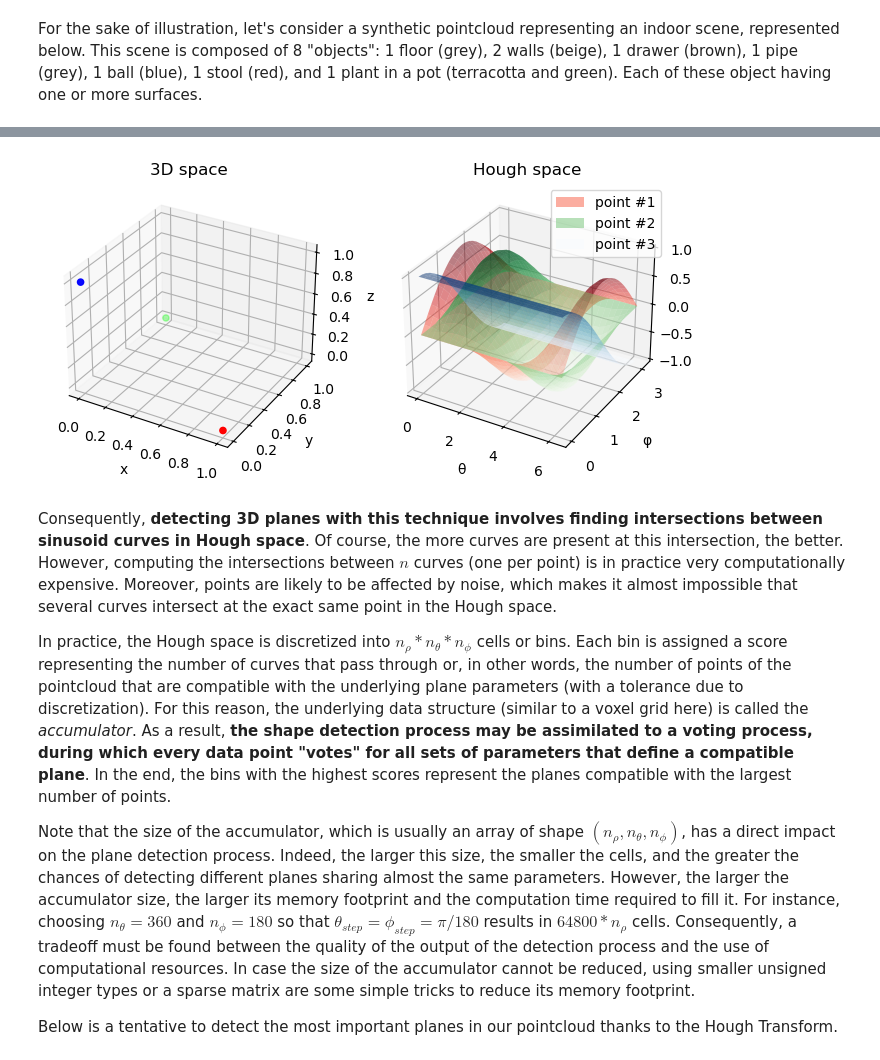
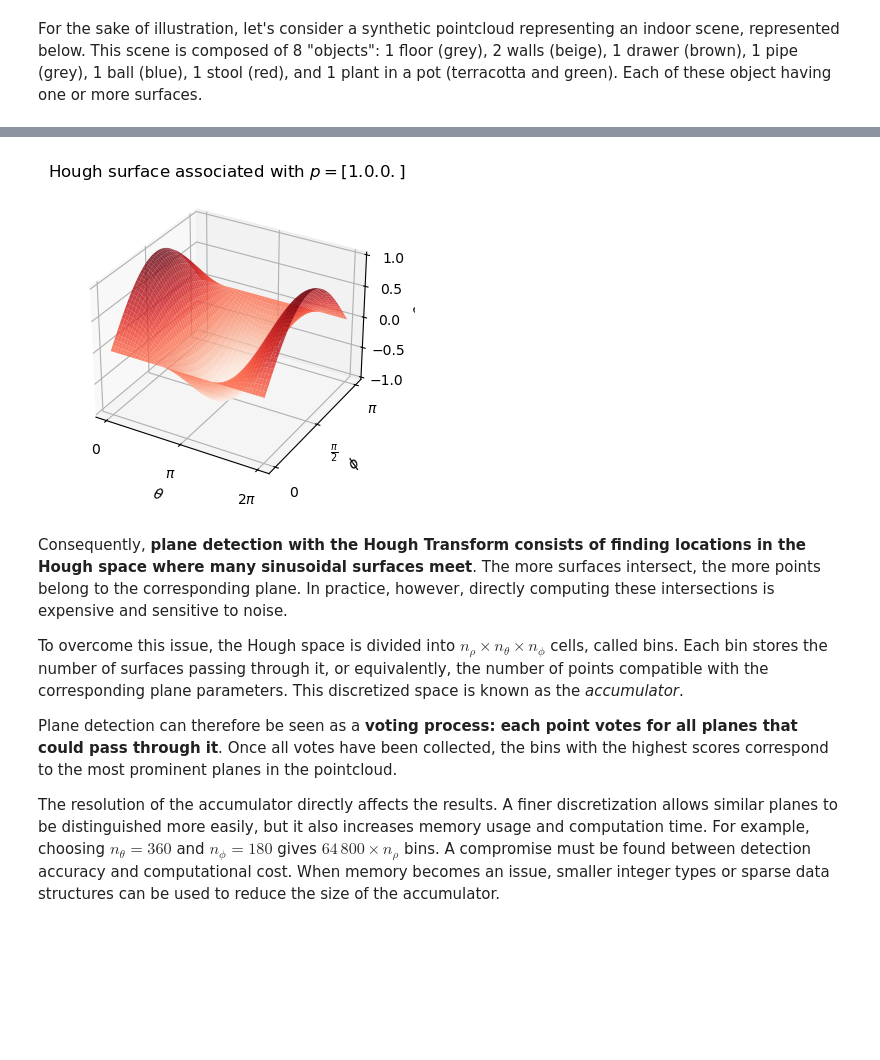
Before and after one commit to jlgregorio/tutorials-pointcloud-python, a Jupyter notebook: 07.segmentation.ipynb, the cells around one changed output, grey strips where cells are left out. Saved outputs shown, nothing was run; the diff lists cells and outputs as text; code cells hidden in the pictures; blank space fills up the shorter version.

Commit message:
improve segmentation region growing and explanations

```diff
--- a/07.segmentation.ipynb
+++ b/07.segmentation.ipynb
@@ -183,6 +173,6 @@ As seen below, smooth surfaces are well segmented, leaving edges and irregular s
 # %%
 # Segment pointcloud using region growing
-regions = region_growing(points, normals, residuals, neighbor_finding_function,
+regions = region_growing(points, normals, residuals, neighbor_finder,
                          angle_threshold, residual_threshold)
 
 # Attribute a label to each point (number of attributed region)
@@ -194,16 +184,14 @@ classes = ["surf {}".format(i) for i in range(len(np.unique(labels)))]
 classes[0] = "others"
 
 # Plot segmented pointcloud using region growing
-fig = plt.figure(figsize=(8, 8))
+fig = plt.figure(figsize=(8, 6))
 ax = fig.add_subplot(projection="3d")
 s = ax.scatter(points[:, 0], points[:, 1], points[:,2],
                c=labels, cmap="Paired")
-ax.set_xlabel('x')
-ax.set_ylabel('y')
-ax.set_zlabel('z')
 ax.legend(loc="right", handles=s.legend_elements()[0], labels=classes)
+ax.set_axis_off()
+ax.set_box_aspect([1, 1, 1])
 ax.view_init(20, 210)
-plt.axis("equal")
-plt.title("Segmented pointcloud using region growing")
+ax.set_title("Segmented pointcloud using region growing")
 plt.show()
 # %% [output]
@@ -241,56 +233,44 @@ The Hough transform is then used to embed all $n$ points of the pointcloud in th
 # %%
-def sample_hough_sinusoid_curve(point, n_theta=25, n_phi=25):
+def sample_hough_sinusoid_curve(point, n_theta=50, n_phi=50):
     """Build the unique sinusoid curve in the Hough space for a given point"""
 
     # Grid with theta and phi
     thetas = np.linspace(0., 2*np.pi, n_theta)
     phis = np.linspace(0., np.pi, n_phi)
     X, Y = np.meshgrid(thetas, phis)
     # Corresponding rho values
     ax = point[0] * np.cos(X) * np.sin(Y)
     by = point[1] * np.sin(X) * np.sin(Y)
     cz = point[2] * np.cos(Y)
     Z = ax + by + cz
 
     return X, Y, Z
 
+# Example with one point
+point_hough = np.array([1., 0., 0.])
+X, Y, Z = sample_hough_sinusoid_curve(point_hough)
 
-# Example with three point
-points_hough_example = np.array([[1., 0., 0.], [0., 1., 0.], [0., 0., 1.]])
-X, Y, Z_0 = sample_hough_sinusoid_curve(points_hough_example[0])
-_, _, Z_1 = sample_hough_sinusoid_curve(points_hough_example[1])
-_, _, Z_2 = sample_hough_sinusoid_curve(points_hough_example[2])
-
-# Plot Hough sinusoid curves for three points
-fig = plt.figure(figsize=(8, 6))
-ax_0 = fig.add_subplot(121, projection="3d")
-ax_0.scatter(
-    points_hough_example[:, 0], points_hough_example[:, 1], points_hough_example[:, 2],
-    c=points_hough_example
-)
-ax_0.set_xlabel('x')
-ax_0.set_ylabel('y')
-ax_0.set_zlabel('z')
-ax_0.set_title("3D space")
-ax_1 = fig.add_subplot(122, projection="3d")
-ax_1.plot_surface(X, Y, Z_0, cmap="Reds", alpha=.5, label="point #1")
-ax_1.plot_surface(X, Y, Z_1, cmap="Greens", alpha=.5, label="point #2")
-ax_1.plot_surface(X, Y, Z_2, cmap="Blues", alpha=.5, label="point #3")
-ax_1.set_xlabel('θ')
-ax_1.set_ylabel('φ')
-ax_1.set_zlabel('ρ')
-ax_1.legend()
-ax_1.set_title("Hough space")
+fig = plt.figure(figsize=(6, 4))
+ax = fig.add_subplot(111, projection="3d")
+ax.plot_surface(X, Y, Z, cmap="Reds", alpha=0.8)
+ax.set_xlabel(r'$\theta$')
+ax.set_ylabel(r'$\phi$')
+ax.set_zlabel(r'$\rho$')
+ax.set_xticks([0, np.pi, 2*np.pi])
+ax.set_xticklabels([0, r'$\pi$', r'$2\pi$'])
+ax.set_yticks([0, np.pi/2, np.pi])
+ax.set_yticklabels([0, r'$\frac{\pi}{2}$', r'$\pi$'])
+ax.set_title(f"Hough surface associated with $p={point_hough}$")
 plt.show()
 # %% [output]
-[figure, old version]
+[figure, new version]
 # %% [markdown]
-Consequently, **detecting 3D planes with this technique involves finding intersections between sinusoid curves in Hough space**. Of course, the more curves are present at this intersection, the better. However, computing the intersections between $n$ curves (one per point) is in practice very computationally expensive. Moreover, points are likely to be affected by noise, which makes it almost impossible that several curves intersect at the exact same point in the Hough space.
+Consequently, **plane detection with the Hough Transform consists of finding locations in the Hough space where many sinusoidal surfaces meet**. The more surfaces intersect, the more points belong to the corresponding plane. In practice, however, directly computing these intersections is expensive and sensitive to noise.
 
-In practice, the Hough space is discretized into $n_{\rho} * n_{\theta} * n_{\phi}$ cells or bins. Each bin is assigned a score representing the number of curves that pass through or, in other words, the number of points of the pointcloud that are compatible with the underlying plane parameters (with a tolerance due to discretization). For this reason, the underlying data structure (similar to a voxel grid here) is called the *accumulator*. As a result, **the shape detection process may be assimilated to a voting process, during which every data point "votes" for all sets of parameters that define a compatible plane**. In the end, the bins with the highest scores represent the planes compatible with the largest number of points.
+To overcome this issue, the Hough space is divided into $n_{\rho} \times n_{\theta} \times n_{\phi}$ cells, called bins. Each bin stores the number of surfaces passing through it, or equivalently, the number of points compatible with the corresponding plane parameters. This discretized space is known as the *accumulator*.
 
-Note that the size of the accumulator, which is usually an array of shape $(n_{\rho}, n_{\theta}, n_{\phi})$, has a direct impact on the plane detection process. Indeed, the larger this size, the smaller the cells, and the greater the chances of detecting different planes sharing almost the same parameters. However, the larger the accumulator size, the larger its memory footprint and the computation time required to fill it. For instance, choosing $n_{\theta} = 360$ and $n_{\phi} = 180$ so that $\theta_{step} = \phi_{step} = \pi/180$ results in $64800 * n_{\rho}$ cells. Consequently, a tradeoff must be found between the quality of the output of the detection process and the use of computational resources. In case the size of the accumulator cannot be reduced, using smaller unsigned integer types or a sparse matrix are some simple tricks to reduce its memory footprint.
+Plane detection can therefore be seen as a **voting process: each point votes for all planes that could pass through it**. Once all votes have been collected, the bins with the highest scores correspond to the most prominent planes in the pointcloud.
 
-Below is a tentative to detect the most important planes in our pointcloud thanks to the Hough Transform.
+The resolution of the accumulator directly affects the results. A finer discretization allows similar planes to be distinguished more easily, but it also increases memory usage and computation time. For example, choosing $n_{\theta} = 360$ and $n_{\phi} = 180$ gives $64\,800 \times n_{\rho}$ bins. A compromise must be found between detection accuracy and computational cost. When memory becomes an issue, smaller integer types or sparse data structures can be used to reduce the size of the accumulator.
 # %%
 def hough_transform_plane(points, n_theta=120, n_phi=61, n_rho=None):
```
Also changed, not shown: parts of 36 cells of this notebook, 2 other files.
